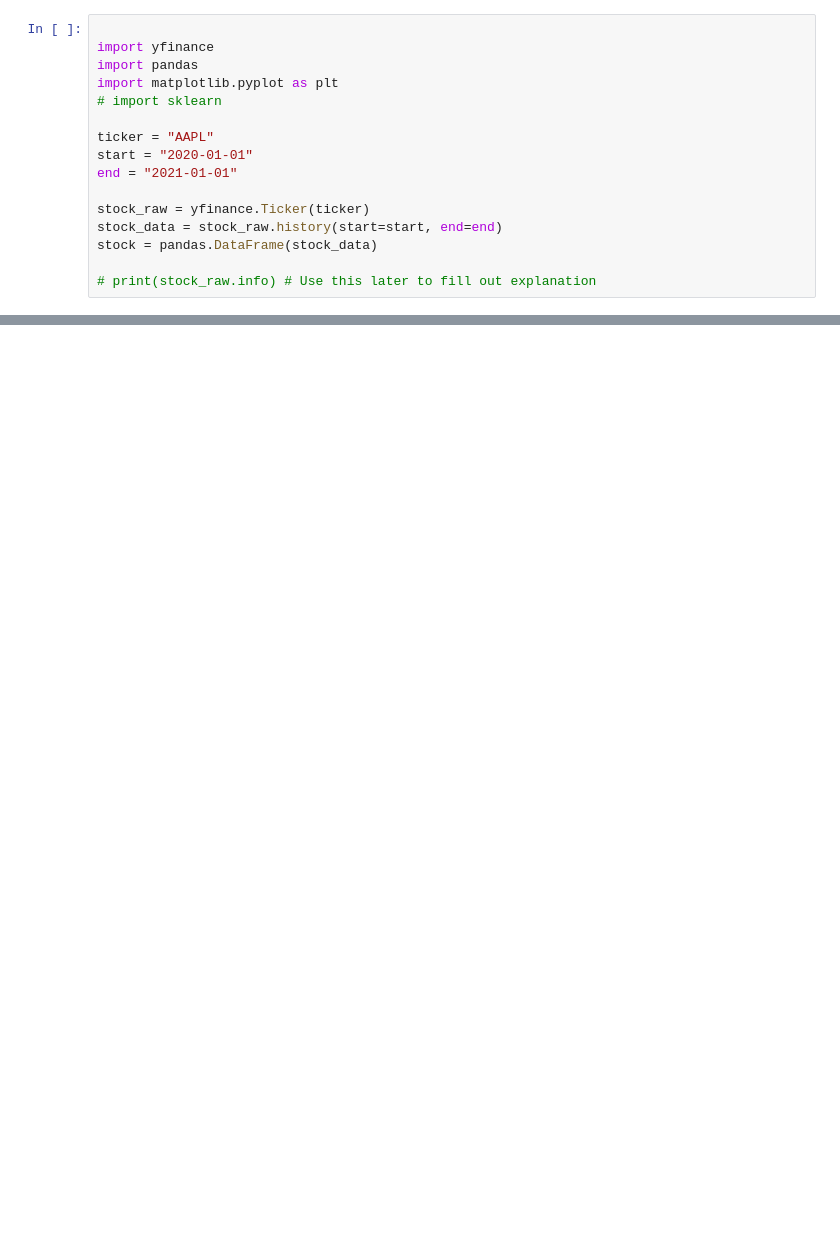
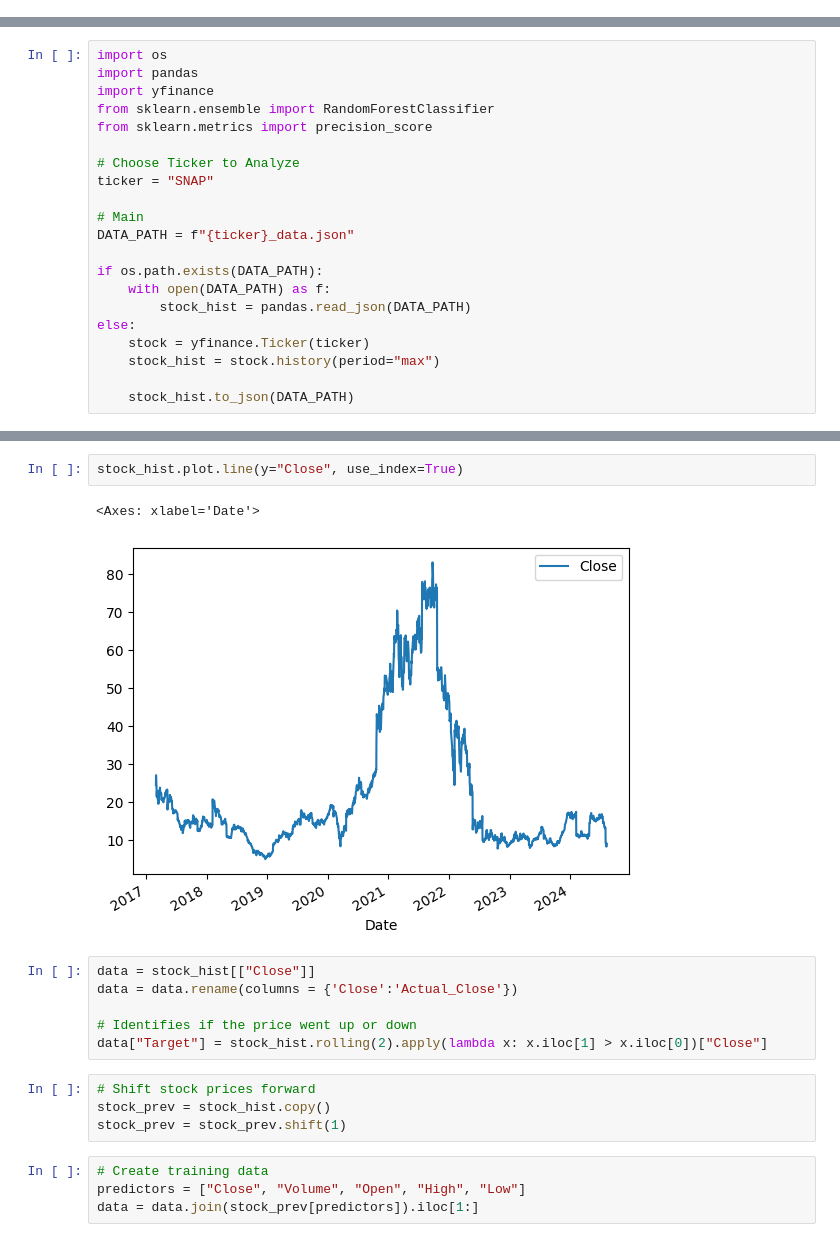
Before and after one commit to solidsnakecase/stock-analysis-bot, a Jupyter notebook: stock_analysis_bot/eda.ipynb, the cells around one changed output, grey strips where cells are left out. Saved outputs shown, nothing was run; the diff lists cells and outputs as text; blank space fills up the shorter version.

```diff
--- a/stock_analysis_bot/eda.ipynb
+++ b/stock_analysis_bot/eda.ipynb
@@ -1,16 +0,0 @@
-# %%
-
-import yfinance
-import pandas
-import matplotlib.pyplot as plt
-# import sklearn
-
-ticker = "AAPL"
-start = "2020-01-01"
-end = "2021-01-01"
-
-stock_raw = yfinance.Ticker(ticker)
-stock_data = stock_raw.history(start=start, end=end)
-stock = pandas.DataFrame(stock_data)
-
-# print(stock_raw.info) # Use this later to fill out explanation
@@ -53,0 +1,21 @@ plt.show()
+# %%
+import os
+import pandas
+import yfinance
+from sklearn.ensemble import RandomForestClassifier
+from sklearn.metrics import precision_score
+
+# Choose Ticker to Analyze
+ticker = "SNAP"
+
+# Main
+DATA_PATH = f"{ticker}_data.json"
+
+if os.path.exists(DATA_PATH):
+    with open(DATA_PATH) as f:
+        stock_hist = pandas.read_json(DATA_PATH)
+else:
+    stock = yfinance.Ticker(ticker)
+    stock_hist = stock.history(period="max")
+
+    stock_hist.to_json(DATA_PATH)
@@ -53,0 +32,19 @@ plt.show()
+# %%
+stock_hist.plot.line(y="Close", use_index=True)
+# %% [output]
+<Axes: xlabel='Date'>
+[figure, added]
+# %%
+data = stock_hist[["Close"]]
+data = data.rename(columns = {'Close':'Actual_Close'})
+
+# Identifies if the price went up or down
+data["Target"] = stock_hist.rolling(2).apply(lambda x: x.iloc[1] > x.iloc[0])["Close"]
+# %%
+# Shift stock prices forward
+stock_prev = stock_hist.copy()
+stock_prev = stock_prev.shift(1)
+# %%
+# Create training data
+predictors = ["Close", "Volume", "Open", "High", "Low"]
+data = data.join(stock_prev[predictors]).iloc[1:]
```
Also changed, not shown: parts of 19 cells of this notebook, 6 other files.
